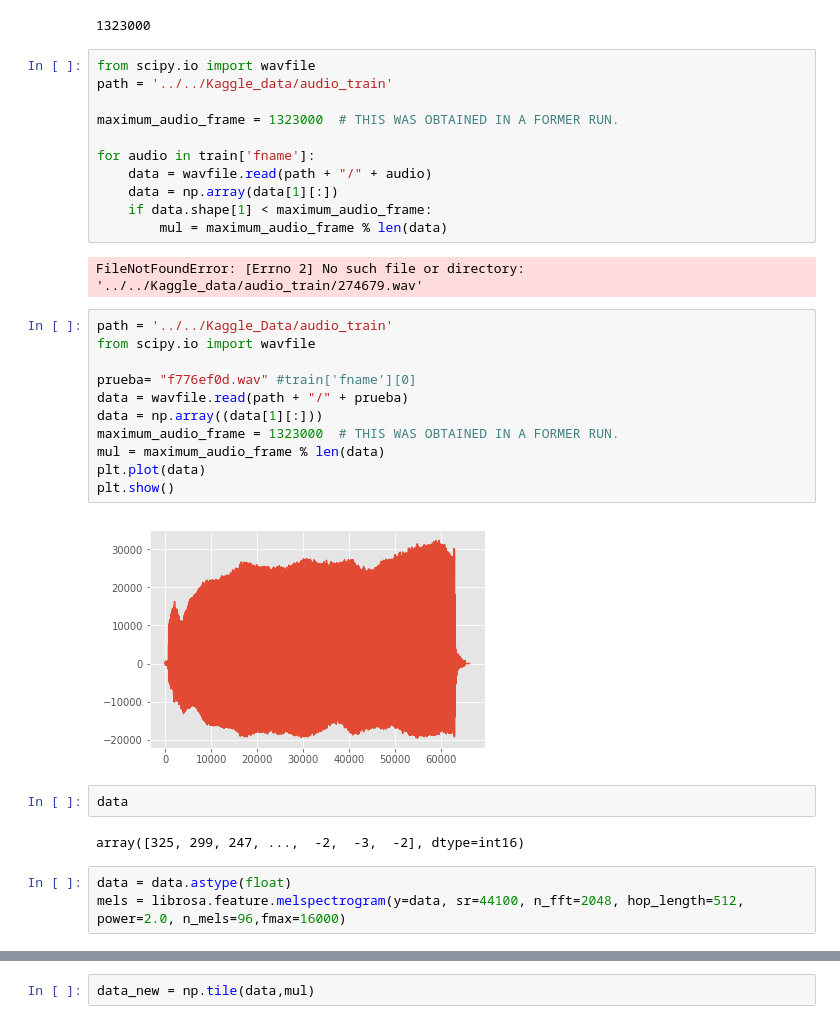
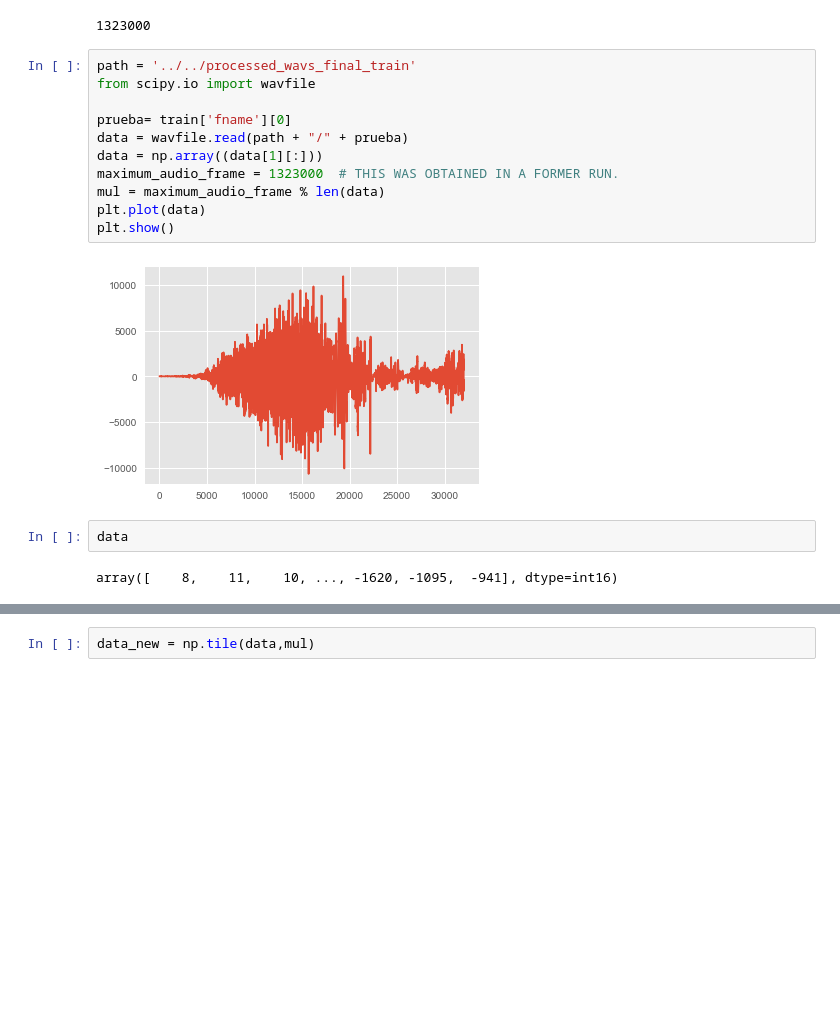
Before and after one commit to FabianRitter/MLPProjectAudio, a Jupyter notebook: Probando_Audio.ipynb, the cells around one changed output, grey strips where cells are left out. Cells and saved outputs as stored; diff of their text form; blank space fills up the shorter version.

```diff
--- a/Probando_Audio.ipynb
+++ b/Probando_Audio.ipynb
@@ -91,35 +82,19 @@ pwd
 # %% [output]
 1323000
 # %%
+path = '../../processed_wavs_final_train'
 from scipy.io import wavfile
-path = '../../Kaggle_data/audio_train'
 
+prueba= train['fname'][0]
+data = wavfile.read(path + "/" + prueba)
+data = np.array((data[1][:]))
 maximum_audio_frame = 1323000  # THIS WAS OBTAINED IN A FORMER RUN.
-
-for audio in train['fname']:
-    data = wavfile.read(path + "/" + audio)
-    data = np.array(data[1][:])
-    if data.shape[1] < maximum_audio_frame:
-        mul = maximum_audio_frame % len(data)
+mul = maximum_audio_frame % len(data)
+plt.plot(data)
+plt.show()
 # %% [output]
-FileNotFoundError: [Errno 2] No such file or directory: '../../Kaggle_data/audio_train/274679.wav'
+[figure, added]
-# %%
-path = '../../Kaggle_Data/audio_train'
-from scipy.io import wavfile
-
-prueba= "f776ef0d.wav" #train['fname'][0]
-data = wavfile.read(path + "/" + prueba)
-data = np.array((data[1][:]))
-maximum_audio_frame = 1323000  # THIS WAS OBTAINED IN A FORMER RUN.
-mul = maximum_audio_frame % len(data)
-plt.plot(data)
-plt.show()
-# %% [output]
-[figure, removed]
 # %%
 data
 # %% [output]
-array([325, 299, 247, ...,  -2,  -3,  -2], dtype=int16)
+array([    8,    11,    10, ..., -1620, -1095,  -941], dtype=int16)
-# %%
-data = data.astype(float)
-mels = librosa.feature.melspectrogram(y=data, sr=44100, n_fft=2048, hop_length=512, power=2.0, n_mels=96,fmax=16000)
```
Also changed, not shown: parts of 7 cells of this notebook, 2 other files.
